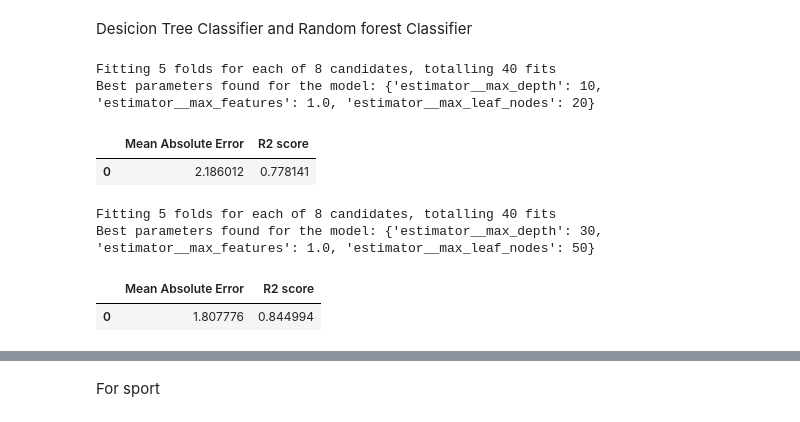
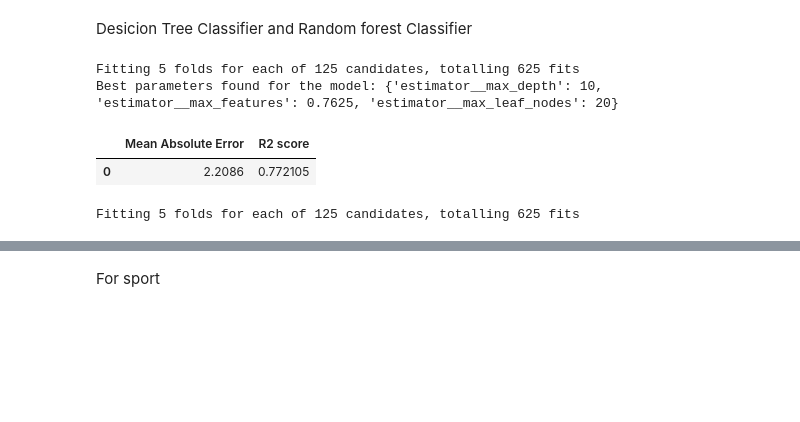
Before and after one commit to ashleyrennnnnn/Assignments-Machine-Learning, a Jupyter notebook: Regression_model_part.ipynb, the cells around one changed output, grey strips where cells are left out. Saved outputs shown, nothing was run; the diff lists cells and outputs as text; code cells hidden in the pictures; blank space fills up the shorter version.

```diff
--- a/Regression_model_part.ipynb
+++ b/Regression_model_part.ipynb
@@ -119,28 +147,25 @@ from sklearn.ensemble import RandomForestRegressor
 from typing import List
 # %%
 tree = Pipeline([("scaler", StandardScaler()),("estimator", DecisionTreeRegressor())])
-params = {"estimator__max_depth": np.linspace(2, 10, num=2,dtype=int),
-          "estimator__max_leaf_nodes":np.linspace(2,20,num=2,dtype=int),
-          "estimator__max_features": np.linspace(0.05,1,num=2)}
+params = {"estimator__max_depth": np.linspace(2, 10, num=5,dtype=int),
+          "estimator__max_leaf_nodes":np.linspace(2,20,num=5,dtype=int),
+          "estimator__max_features": np.linspace(0.05,1,num=5)}
 tree_result = grid_search_and_test(model=tree, params=params, target_variable="loneliness", pre_imputed=True)
 tree_result
 # %% [output]
-Fitting 5 folds for each of 8 candidates, totalling 40 fits
-Best parameters found for the model: {'estimator__max_depth': 10, 'estimator__max_features': 1.0, 'estimator__max_leaf_nodes': 20}
+Fitting 5 folds for each of 125 candidates, totalling 625 fits
+Best parameters found for the model: {'estimator__max_depth': 10, 'estimator__max_features': 0.7625, 'estimator__max_leaf_nodes': 20}
 |  | Mean Absolute Error | R2 score |
-| 0 | 2.186012 | 0.778141 |
+| 0 | 2.2086 | 0.772105 |
 # %%
 forest = Pipeline([("scaler", StandardScaler()),("estimator", RandomForestRegressor())])
-params = {"estimator__max_depth": np.linspace(2, 30, num=2,dtype=int),
-          "estimator__max_leaf_nodes":np.linspace(2,50,num=2,dtype=int),
-          "estimator__max_features": np.linspace(0.05,1,num=2)}
+params = {"estimator__max_depth": np.linspace(2, 30, num=5,dtype=int),
+          "estimator__max_leaf_nodes":np.linspace(2,50,num=5,dtype=int),
+          "estimator__max_features": np.linspace(0.05,1,num=5)}
 forest_result = grid_search_and_test(model=forest, params=params, target_variable="loneliness", pre_imputed=True)
 forest_result
 # %% [output]
-Fitting 5 folds for each of 8 candidates, totalling 40 fits
-Best parameters found for the model: {'estimator__max_depth': 30, 'estimator__max_features': 1.0, 'estimator__max_leaf_nodes': 50}
+Fitting 5 folds for each of 125 candidates, totalling 625 fits
-|  | Mean Absolute Error | R2 score |
-| 0 | 1.807776 | 0.844994 |
 # %%
 # DataFrame using arrays.
 import pandas as pd
```
Also changed, not shown: parts of 8 cells of this notebook.
